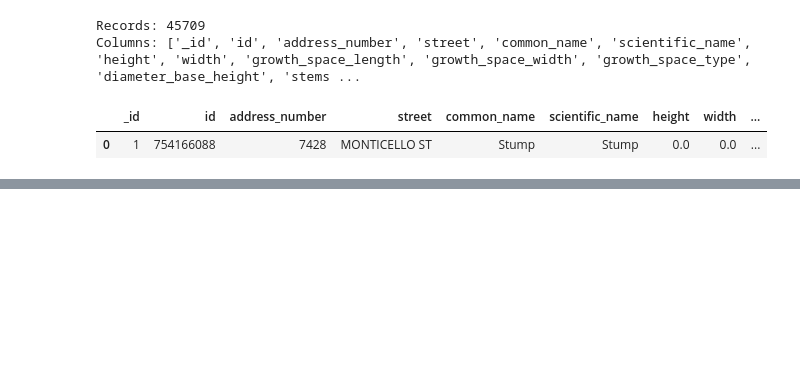
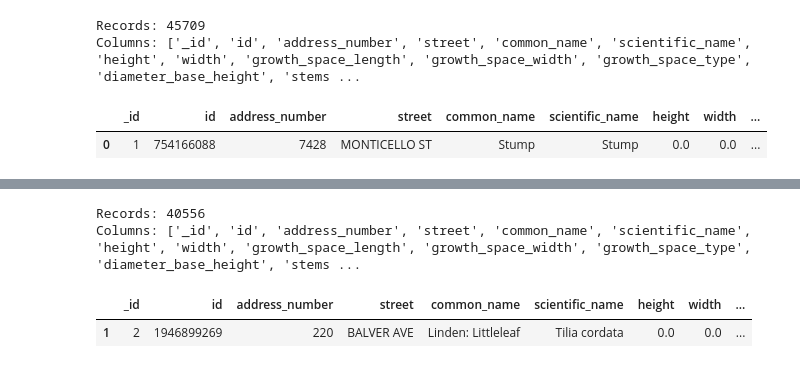
Before and after one commit to fractalate/data-trees-pittsburgh, a Jupyter notebook: WPRDC City Trees.ipynb, the cells around one changed output, grey strips where cells are left out. Cells and saved outputs as stored; diff of their text form; code cells hidden in the pictures; blank space fills up the shorter version.

```diff
--- a/WPRDC City Trees.ipynb
+++ b/WPRDC City Trees.ipynb
@@ -31,3 +92,20 @@ Columns: ['_id', 'id', 'address_number', 'street', 'common_name', 'scientific_na
+# %%
+df_trees = df_trees_raw[
+    (df_trees_raw["common_name"] != "Vacant Site Small")
+    & (df_trees_raw["common_name"] != "Vacant Site Large")
+    & (df_trees_raw["common_name"] != "Non-sufficient space")
+    & (df_trees_raw["common_name"] != "Stump")
+    & (df_trees_raw["condition"] != "Dead")
+]
+# TODO - growth_space_type: "Open" -> "Open or Unrestricted" and "Well/Pit" -> "Well or Pit"
+print('Records:', len(df_trees))
+print('Columns:', list(df_trees.columns))
+df_trees[:1]
+# %% [output]
+Records: 40556
+Columns: ['_id', 'id', 'address_number', 'street', 'common_name', 'scientific_name', 'height', 'width', 'growth_space_length', 'growth_space_width', 'growth_space_type', 'diameter_base_height', 'stems ...
+|  | _id | id | address_number | street | common_name | scientific_name | height | width | ... |
+| 1 | 2 | 1946899269 | 220 | BALVER AVE | Linden: Littleleaf | Tilia cordata | 0.0 | 0.0 | ... |
 # %%
 fig, ax = plt.subplots(figsize=(10, 10))
 
```
Also changed, not shown: parts of 11 cells of this notebook.
